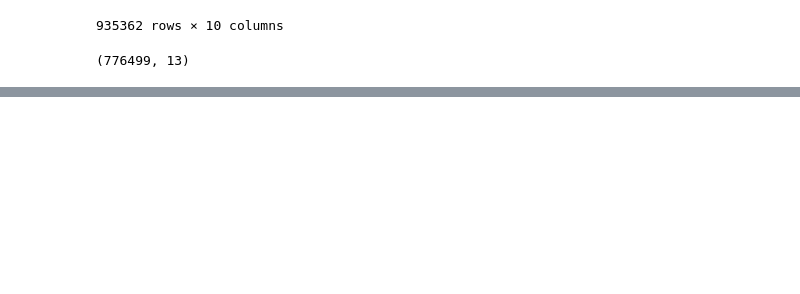
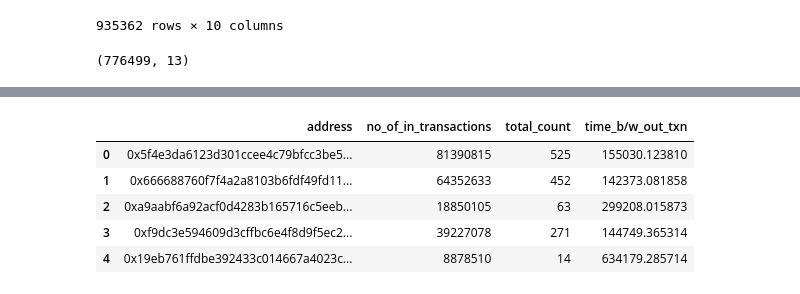
Before and after one commit to m-shilpa/ethereum-data-analysis, a Jupyter notebook: joined_data.ipynb, the cells around one changed output, grey strips where cells are left out. Saved outputs shown, nothing was run; the diff lists cells and outputs as text; code cells hidden in the pictures; blank space fills up the shorter version.

```diff
--- a/joined_data.ipynb
+++ b/joined_data.ipynb
@@ -109,0 +144,10 @@ data.shape
+# %%
+time_in['time_b/w_out_txn'] = time_in['no_of_in_transactions']/time_in['total_count']
+time_in.head(5)
+# %% [output]
+|  | address | no_of_in_transactions | total_count | time_b/w_out_txn |
+| 0 | 0x5f4e3da6123d301ccee4c79bfcc3be5... | 81390815 | 525 | 155030.123810 |
+| 1 | 0x666688760f7f4a2a8103b6fdf49fd11... | 64352633 | 452 | 142373.081858 |
+| 2 | 0xa9aabf6a92acf0d4283b165716c5eeb... | 18850105 | 63 | 299208.015873 |
+| 3 | 0xf9dc3e594609d3cffbc6e4f8d9f5ec2... | 39227078 | 271 | 144749.365314 |
+| 4 | 0x19eb761ffdbe392433c014667a4023c... | 8878510 | 14 | 634179.285714 |
```
Also changed, not shown: parts of 32 cells of this notebook.
